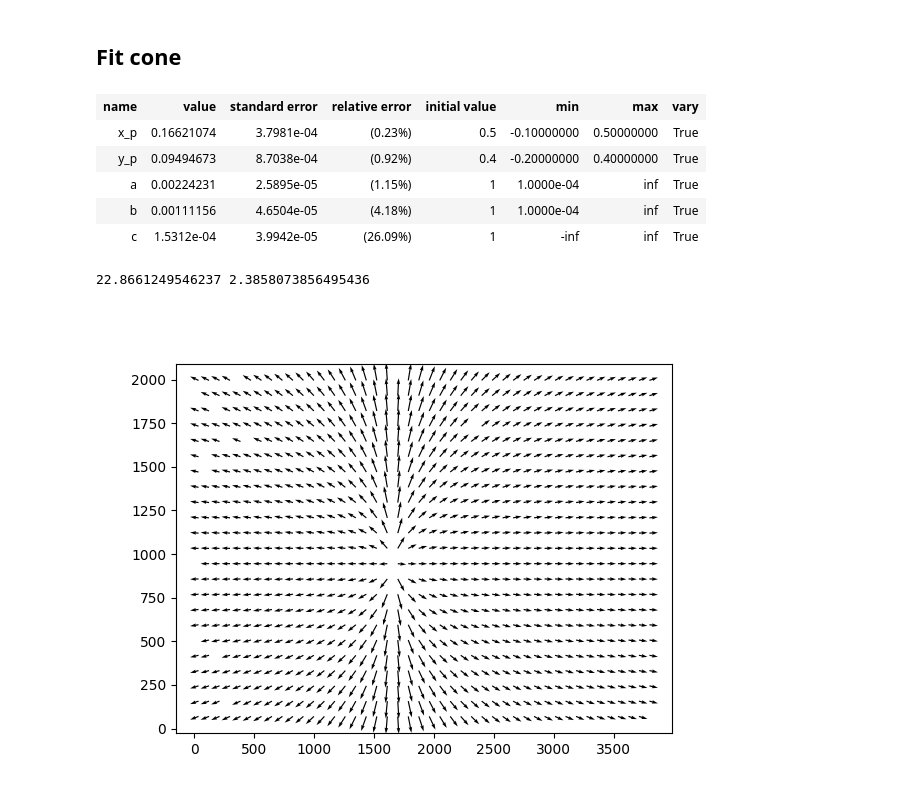
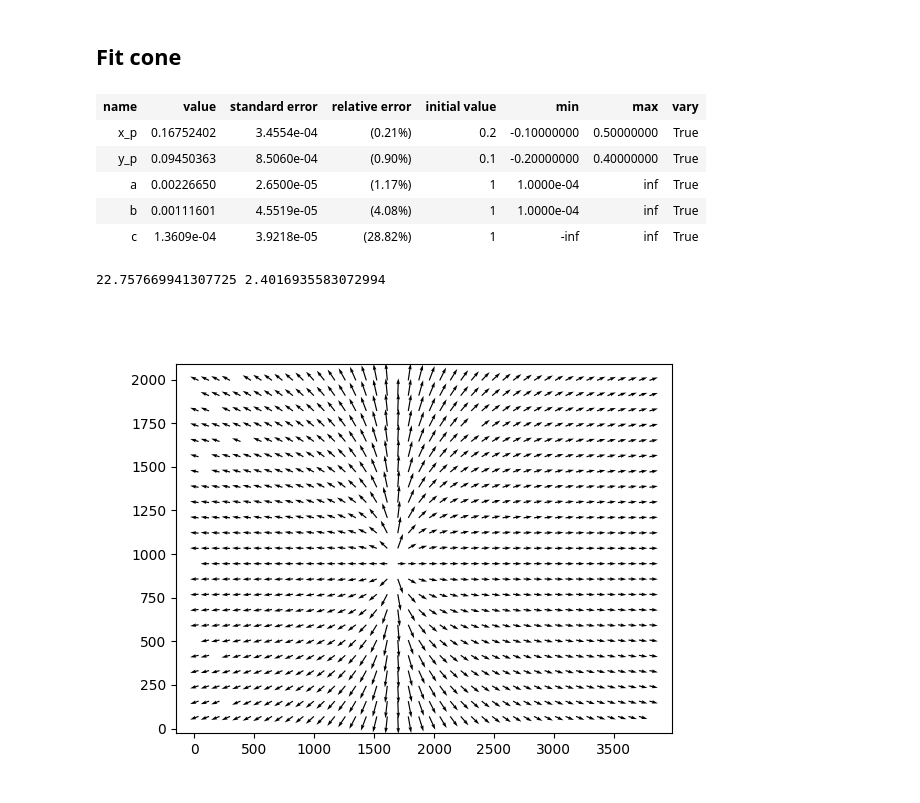
Before and after one commit to leejheth/CardioMEA, a Jupyter notebook: notebooks/compare_conduction_speed.ipynb, the cells around one changed output. Saved outputs shown, nothing was run; the diff lists cells and outputs as text; code cells hidden in the pictures.

```diff
--- a/notebooks/compare_conduction_speed.ipynb
+++ b/notebooks/compare_conduction_speed.ipynb
@@ -186,32 +186,32 @@ Mean squared error: 2.9214242918523863e-07
 # %%
 def cone_surface(x, y, x_p, y_p, a, b, c):
     return (a*(x-x_p)**2 + b*(y-y_p)**2)**0.5 + c
 
 model = Model(cone_surface, independent_vars=['x', 'y'])
 
 # activation time in seconds
 t_data = (beat_clusters[:,0]-min(beat_clusters[:,0]))/20000
 
 params = Parameters()
-params.add('x_p', value=0.50, min=-0.1, max=0.5)
-params.add('y_p', value=0.50, min=-0.2, max=0.4)
+params.add('x_p', value=0.2, min=-0.1, max=0.5)
+params.add('y_p', value=0.1, min=-0.2, max=0.4)
 params.add('a', value=1, min=1e-4)
 params.add('b', value=1, min=1e-4)
 params.add('c', value=1)
 
 x_locs_cm = np.array(x_locs_updated)*1e-4
 y_locs_cm = np.array(y_locs_updated)*1e-4
 result = model.fit(t_data, params, x=x_locs_cm, y=y_locs_cm)
 
 x_p, y_p, a, b, c = [i.value for i in result.params.values()]
 result.params
 # %% [output]
 | name | value | standard error | relative error | initial value | min | max | vary |
-| x_p | 0.16621074 | 3.7981e-04 | (0.23%) | 0.5 | -0.10000000 | 0.50000000 | True |
-| y_p | 0.09494673 | 8.7038e-04 | (0.92%) | 0.4 | -0.20000000 | 0.40000000 | True |
-| a | 0.00224231 | 2.5895e-05 | (1.15%) | 1 | 1.0000e-04 | inf | True |
-| b | 0.00111156 | 4.6504e-05 | (4.18%) | 1 | 1.0000e-04 | inf | True |
-| c | 1.5312e-04 | 3.9942e-05 | (26.09%) | 1 | -inf | inf | True |
+| x_p | 0.16752402 | 3.4554e-04 | (0.21%) | 0.2 | -0.10000000 | 0.50000000 | True |
+| y_p | 0.09450363 | 8.5060e-04 | (0.90%) | 0.1 | -0.20000000 | 0.40000000 | True |
+| a | 0.00226650 | 2.6500e-05 | (1.17%) | 1 | 1.0000e-04 | inf | True |
+| b | 0.00111601 | 4.5519e-05 | (4.08%) | 1 | 1.0000e-04 | inf | True |
+| c | 1.3609e-04 | 3.9218e-05 | (28.82%) | 1 | -inf | inf | True |
 # %%
 x, y = sym.symbols("x,y", real=True)
 t_xy = (a*(x-x_p)**2 + b*(y-y_p)**2)**0.5 + c
@@ -232,7 +232,7 @@ speed = np.sqrt(velocity_x**2 + velocity_y**2)
 
 print(np.mean(speed), np.std(speed))
 # %% [output]
-22.8661249546237 2.3858073856495436
+22.757669941307725 2.4016935583072994
 # %%
 X = x_locs_updated
 Y = y_locs_updated
```
Also changed, not shown: parts of 1 cell of this notebook, 6 other files.
